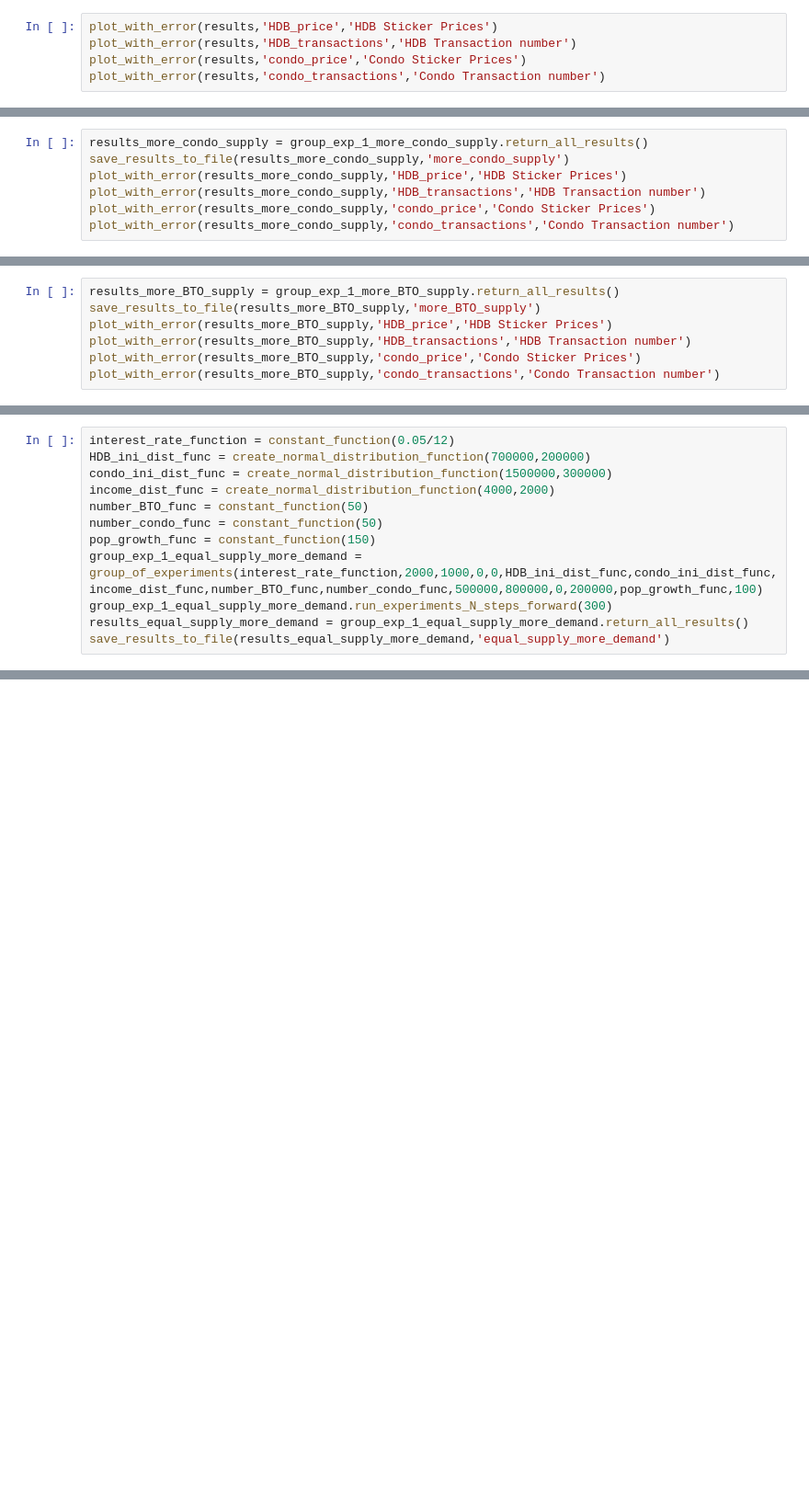
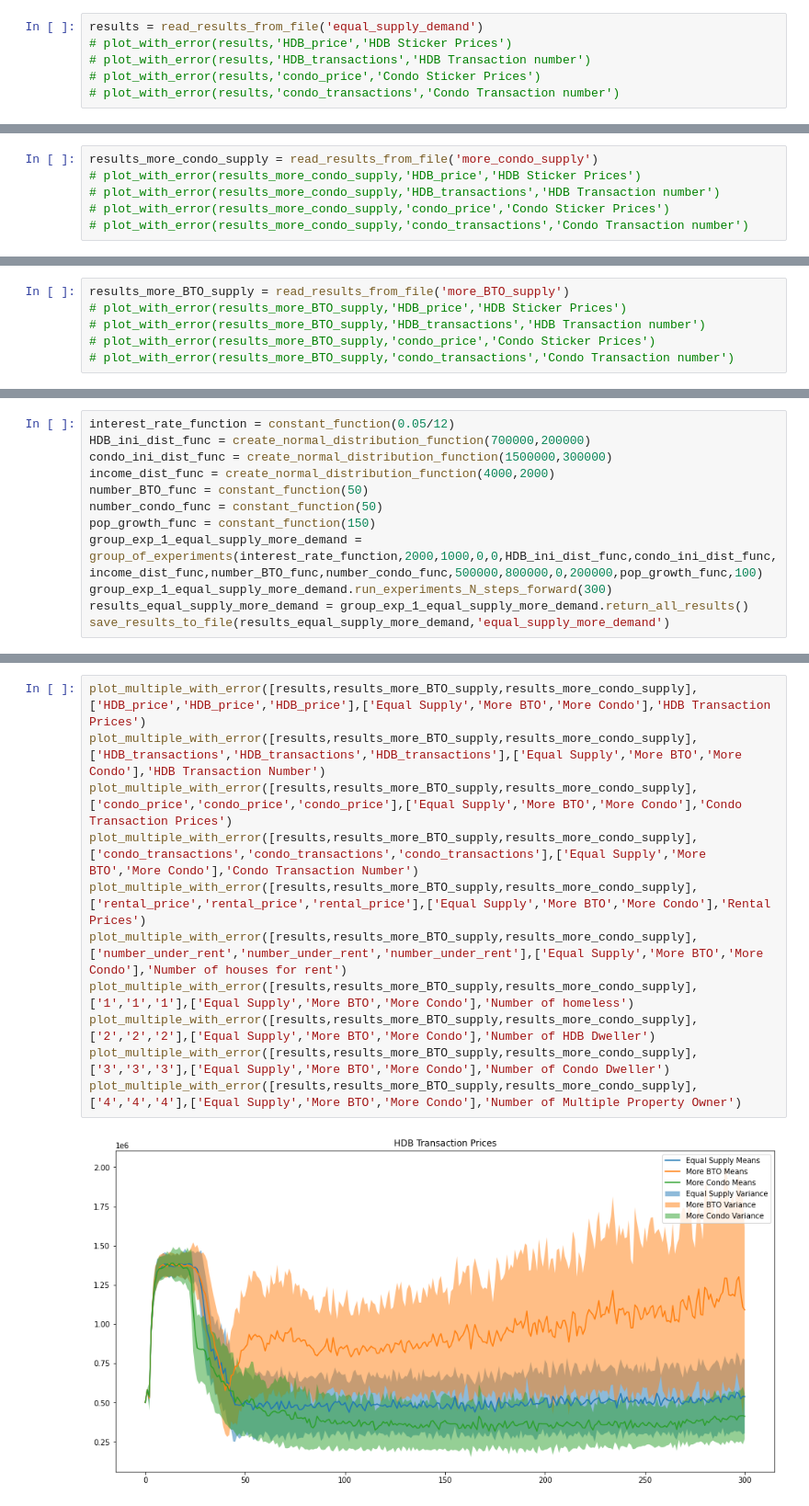
Before and after one commit to tmog123/RandomAnalysis, a Jupyter notebook: ABM_housing_4agents.ipynb, the cells around one changed output, grey strips where cells are left out. Shown at 92% size. Drawn from its saved outputs; the diff is of its cells as text; blank space fills up the shorter version.

```diff
--- a/ABM_housing_4agents.ipynb
+++ b/ABM_housing_4agents.ipynb
@@ -608,5 +588,6 @@ save_results_to_file(results,'equal_supply_demand')
 # %%
-plot_with_error(results,'HDB_price','HDB Sticker Prices')
-plot_with_error(results,'HDB_transactions','HDB Transaction number')
-plot_with_error(results,'condo_price','Condo Sticker Prices')
-plot_with_error(results,'condo_transactions','Condo Transaction number')
+results = read_results_from_file('equal_supply_demand')
+# plot_with_error(results,'HDB_price','HDB Sticker Prices')
+# plot_with_error(results,'HDB_transactions','HDB Transaction number')
+# plot_with_error(results,'condo_price','Condo Sticker Prices')
+# plot_with_error(results,'condo_transactions','Condo Transaction number')
@@ -640,7 +615,6 @@ group_exp_1_more_condo_supply.run_experiments_N_steps_forward(300)
 # %%
-results_more_condo_supply = group_exp_1_more_condo_supply.return_all_results()
-save_results_to_file(results_more_condo_supply,'more_condo_supply')
-plot_with_error(results_more_condo_supply,'HDB_price','HDB Sticker Prices')
-plot_with_error(results_more_condo_supply,'HDB_transactions','HDB Transaction number')
-plot_with_error(results_more_condo_supply,'condo_price','Condo Sticker Prices')
-plot_with_error(results_more_condo_supply,'condo_transactions','Condo Transaction number')
+results_more_condo_supply = read_results_from_file('more_condo_supply')
+# plot_with_error(results_more_condo_supply,'HDB_price','HDB Sticker Prices')
+# plot_with_error(results_more_condo_supply,'HDB_transactions','HDB Transaction number')
+# plot_with_error(results_more_condo_supply,'condo_price','Condo Sticker Prices')
+# plot_with_error(results_more_condo_supply,'condo_transactions','Condo Transaction number')
@@ -675,7 +642,6 @@ group_exp_1_more_BTO_supply.run_experiments_N_steps_forward(300)
 # %%
-results_more_BTO_supply = group_exp_1_more_BTO_supply.return_all_results()
-save_results_to_file(results_more_BTO_supply,'more_BTO_supply')
-plot_with_error(results_more_BTO_supply,'HDB_price','HDB Sticker Prices')
-plot_with_error(results_more_BTO_supply,'HDB_transactions','HDB Transaction number')
-plot_with_error(results_more_BTO_supply,'condo_price','Condo Sticker Prices')
-plot_with_error(results_more_BTO_supply,'condo_transactions','Condo Transaction number')
+results_more_BTO_supply = read_results_from_file('more_BTO_supply')
+# plot_with_error(results_more_BTO_supply,'HDB_price','HDB Sticker Prices')
+# plot_with_error(results_more_BTO_supply,'HDB_transactions','HDB Transaction number')
+# plot_with_error(results_more_BTO_supply,'condo_price','Condo Sticker Prices')
+# plot_with_error(results_more_BTO_supply,'condo_transactions','Condo Transaction number')
@@ -732,0 +686,13 @@ save_results_to_file(results_equal_supply_less_demand,'equal_supply_less_demand'
+# %%
+plot_multiple_with_error([results,results_more_BTO_supply,results_more_condo_supply],['HDB_price','HDB_price','HDB_price'],['Equal Supply','More BTO','More Condo'],'HDB Transaction Prices')
+plot_multiple_with_error([results,results_more_BTO_supply,results_more_condo_supply],['HDB_transactions','HDB_transactions','HDB_transactions'],['Equal Supply','More BTO','More Condo'],'HDB Transaction Number')
+plot_multiple_with_error([results,results_more_BTO_supply,results_more_condo_supply],['condo_price','condo_price','condo_price'],['Equal Supply','More BTO','More Condo'],'Condo Transaction Prices')
+plot_multiple_with_error([results,results_more_BTO_supply,results_more_condo_supply],['condo_transactions','condo_transactions','condo_transactions'],['Equal Supply','More BTO','More Condo'],'Condo Transaction Number')
+plot_multiple_with_error([results,results_more_BTO_supply,results_more_condo_supply],['rental_price','rental_price','rental_price'],['Equal Supply','More BTO','More Condo'],'Rental Prices')
+plot_multiple_with_error([results,results_more_BTO_supply,results_more_condo_supply],['number_under_rent','number_under_rent','number_under_rent'],['Equal Supply','More BTO','More Condo'],'Number of houses for rent')
+plot_multiple_with_error([results,results_more_BTO_supply,results_more_condo_supply],['1','1','1'],['Equal Supply','More BTO','More Condo'],'Number of homeless')
+plot_multiple_with_error([results,results_more_BTO_supply,results_more_condo_supply],['2','2','2'],['Equal Supply','More BTO','More Condo'],'Number of HDB Dweller')
+plot_multiple_with_error([results,results_more_BTO_supply,results_more_condo_supply],['3','3','3'],['Equal Supply','More BTO','More Condo'],'Number of Condo Dweller')
+plot_multiple_with_error([results,results_more_BTO_supply,results_more_condo_supply],['4','4','4'],['Equal Supply','More BTO','More Condo'],'Number of Multiple Property Owner')
+# %% [output]
+[figure, added]
```
Also changed, not shown: parts of 29 cells of this notebook, 6 other files.
